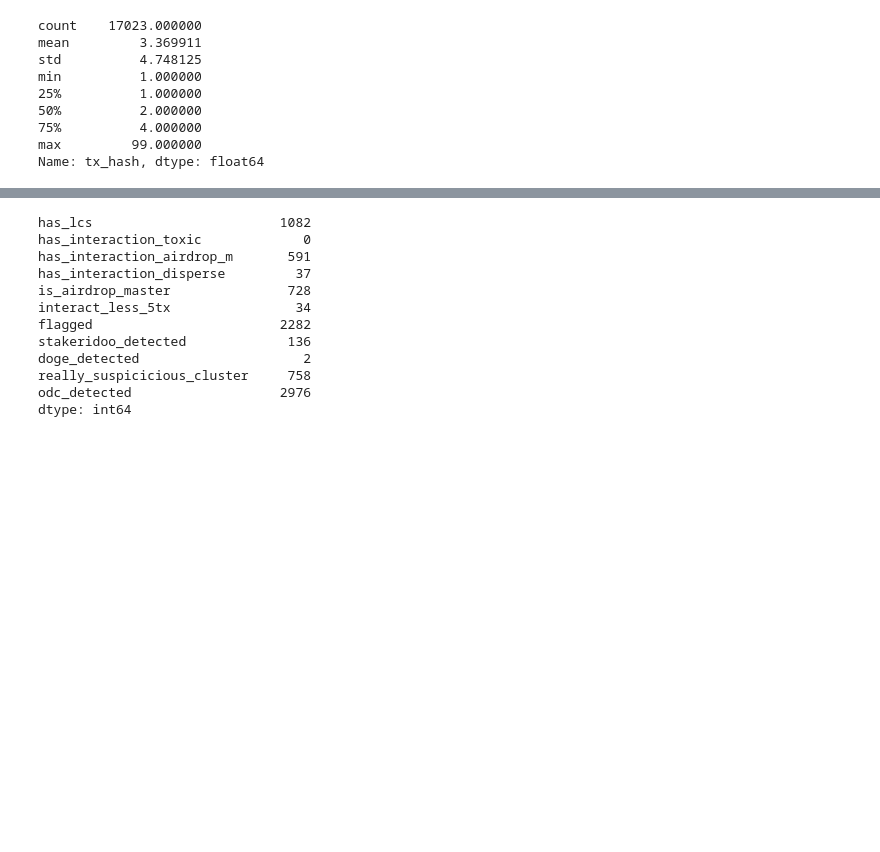
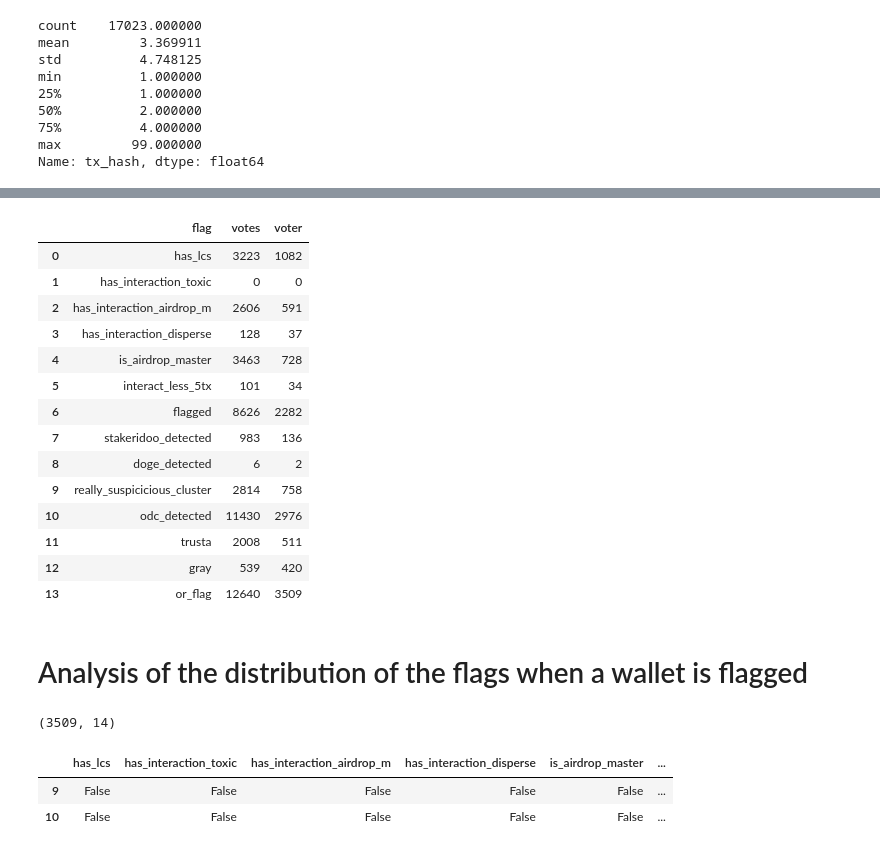
Before and after one commit to poupou-web3/beta-rounds-vote-analysis, a Jupyter notebook: jupyter-after-round/citizen_round_results_analysis.ipynb, the cells around one changed output, grey strips where cells are left out. Saved outputs shown, nothing was run; the diff lists cells and outputs as text; code cells hidden in the pictures; blank space fills up the shorter version.

```diff
--- a/jupyter-after-round/citizen_round_results_analysis.ipynb
+++ b/jupyter-after-round/citizen_round_results_analysis.ipynb
@@ -109,15 +107,22 @@ df_matching.to_csv(f'../output_gitcoin/full_features/voters_features_{GRANT_ROUN
-# %%
-df_matching[flagging_legos].sum()
-# %% [output]
-has_lcs                        1082
-has_interaction_toxic             0
-has_interaction_airdrop_m       591
-has_interaction_disperse         37
-is_airdrop_master               728
-interact_less_5tx                34
-flagged                        2282
-stakeridoo_detected             136
-doge_detected                     2
-really_suspicicious_cluster     758
-odc_detected                   2976
-dtype: int64
+# %%
+df_sum = df_votes[flagging_legos].sum().reset_index().set_axis(['flag', 'votes'], axis='columns').merge(df_matching_address[flagging_legos].sum().reset_index().set_axis(['flag', 'voter'], axis='columns'), left_on='flag', right_on='flag')
+# %%
+df_sum
+# %% [output]
+|  | flag | votes | voter |
+| 0 | has_lcs | 3223 | 1082 |
+| 1 | has_interaction_toxic | 0 | 0 |
+| 2 | has_interaction_airdrop_m | 2606 | 591 |
+| 3 | has_interaction_disperse | 128 | 37 |
+| 4 | is_airdrop_master | 3463 | 728 |
+| 5 | interact_less_5tx | 101 | 34 |
+| 6 | flagged | 8626 | 2282 |
+| 7 | stakeridoo_detected | 983 | 136 |
+| 8 | doge_detected | 6 | 2 |
+| 9 | really_suspicicious_cluster | 2814 | 758 |
+| 10 | odc_detected | 11430 | 2976 |
+| 11 | trusta | 2008 | 511 |
+| 12 | gray | 539 | 420 |
+| 13 | or_flag | 12640 | 3509 |
+# %% [markdown]
+# Analysis of the distribution of the flags when a wallet is flagged
@@ -123,0 +131,10 @@ dtype: int64
+# %%
+df_flag_address.shape
+# %% [output]
+(3509, 14)
+# %%
+df_flag_address.head(2)
+# %% [output]
+|  | has_lcs | has_interaction_toxic | has_interaction_airdrop_m | has_interaction_disperse | is_airdrop_master | ... |
+| 9 | False | False | False | False | False | ... |
+| 10 | False | False | False | False | False | ... |
```
Also changed, not shown: parts of 26 cells of this notebook, 3 other files.
